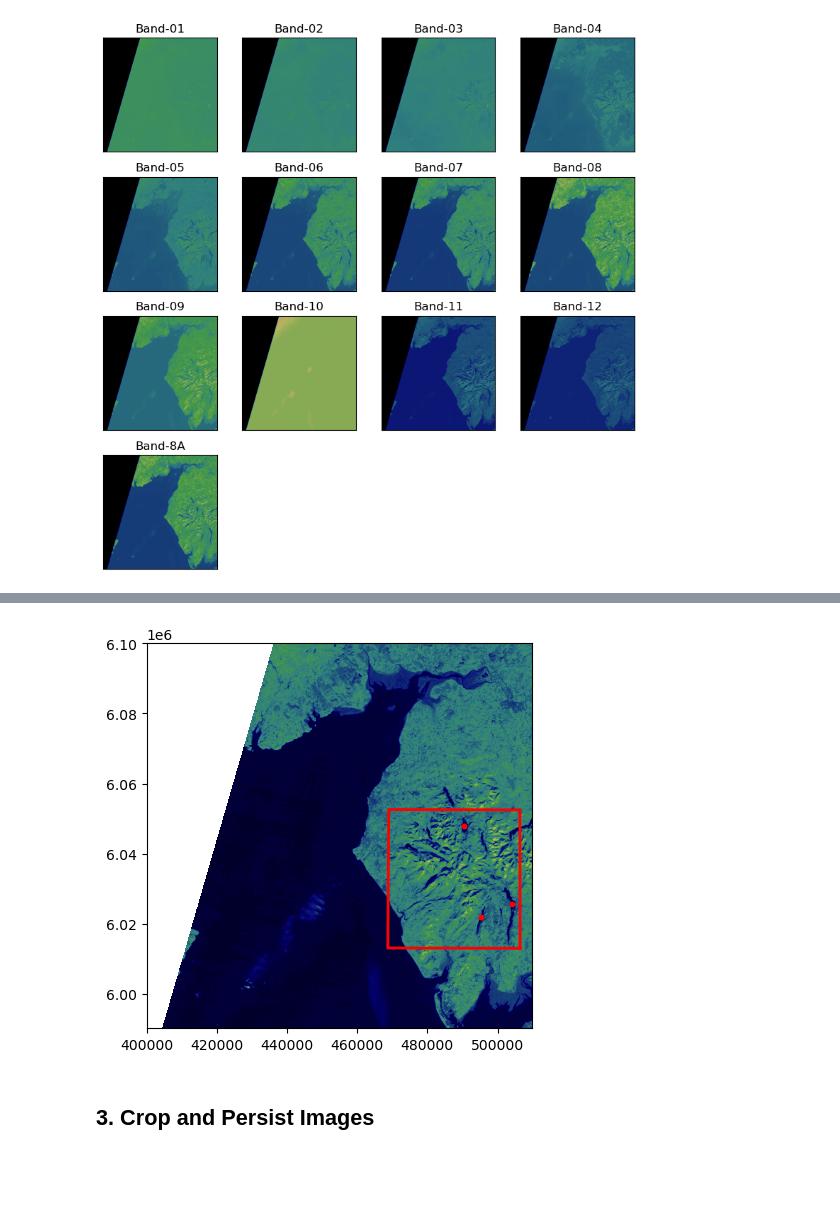
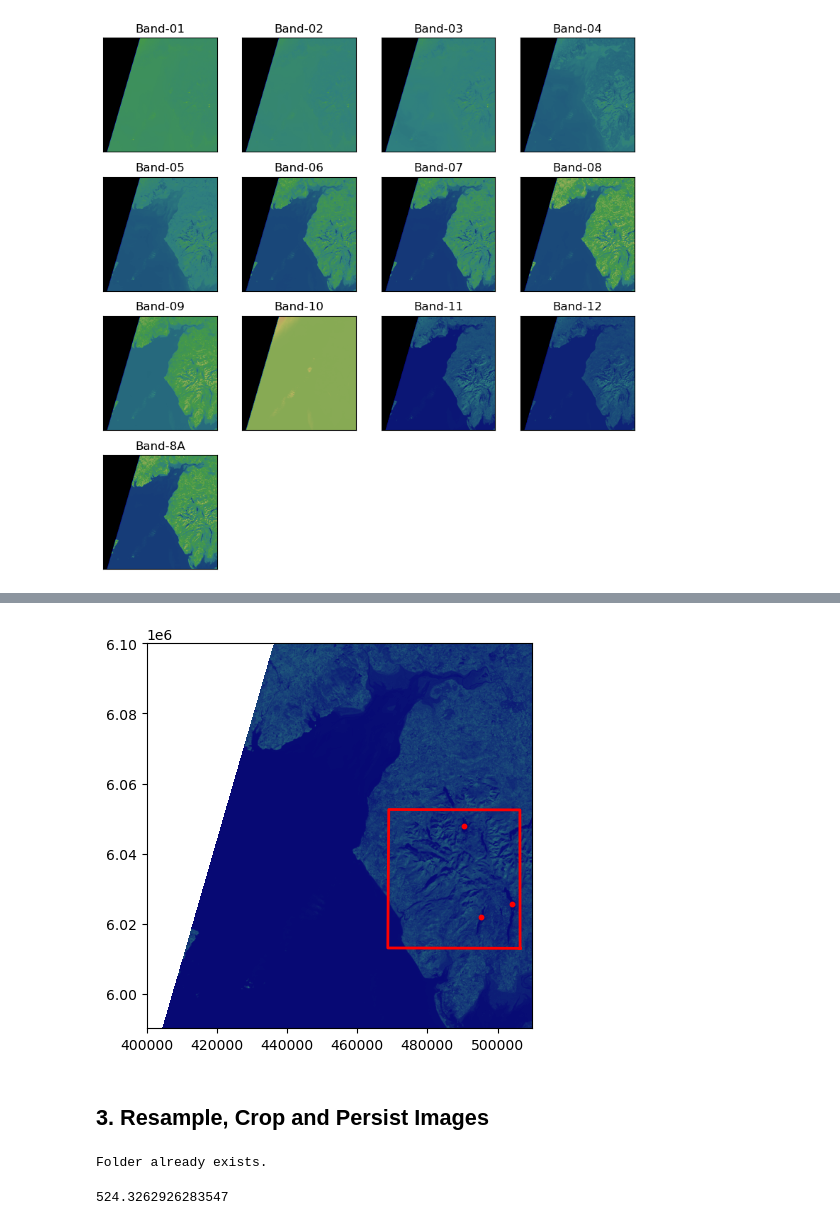
Before and after one commit to mxagar/satellite_image_water_vectorizer, a Jupyter notebook: notebooks/Geospatial_Image_Analysis.ipynb, the cells around one changed output, grey strips where cells are left out. Saved outputs shown, nothing was run; the diff lists cells and outputs as text; code cells hidden in the pictures; blank space fills up the shorter version.

```diff
--- a/notebooks/Geospatial_Image_Analysis.ipynb
+++ b/notebooks/Geospatial_Image_Analysis.ipynb
@@ -234,14 +237,14 @@ plt.show()
 # %%
 # Select a band and plot geometries on it (points & cropping bbox)
-band_name = sentinel_bands[8]
+band_name = sentinel_bands[6]
 with rio.open(band_name, 'r') as src:
     fig, ax = plt.subplots(figsize=(5, 5))
     rio.plot.show(src, ax=ax, adjust=True, cmap="gist_earth")
     gdf_points.plot(ax=ax, markersize=10, color='red')
     #gdf_bbox.plot(ax=ax, color='red', facecolor="green")
     ax.plot(*gdf_bbox[0].exterior.xy, color='red', linewidth=2)
     plt.show()
 # %% [output]
-[figure, old version]
+[figure, new version]
 # %% [markdown]
-## 3. Crop and Persist Images
+## 3. Resample, Crop and Persist Images
@@ -247,0 +272,9 @@ with rio.open(band_name, 'r') as src:
+# %%
+# Create a folder to store all processed images images
+try:
+    output_path = os.path.join(SCENE_PATH, "processed")
+    os.mkdir(output_path)
+except FileExistsError as err:
+    print("Folder already exists.")
+# %% [output]
+Folder already exists.
@@ -262,0 +329,4 @@ with rio.open(input_file) as src:
+# %%
+out_image.std()
+# %% [output]
+524.3262926283547
```
Also changed, not shown: parts of 22 cells of this notebook.
